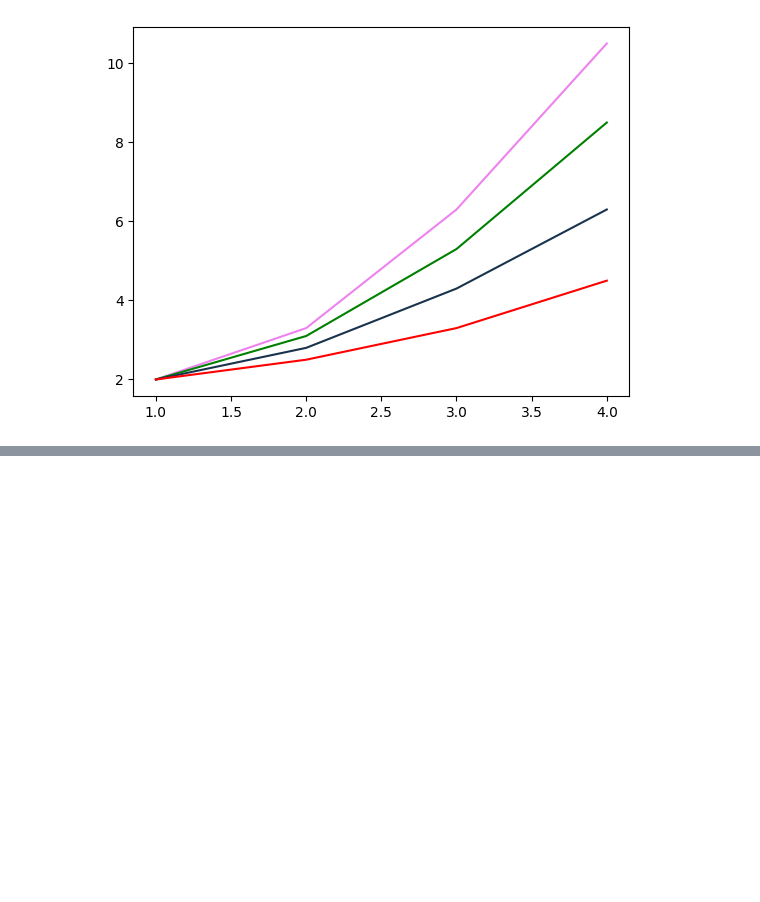
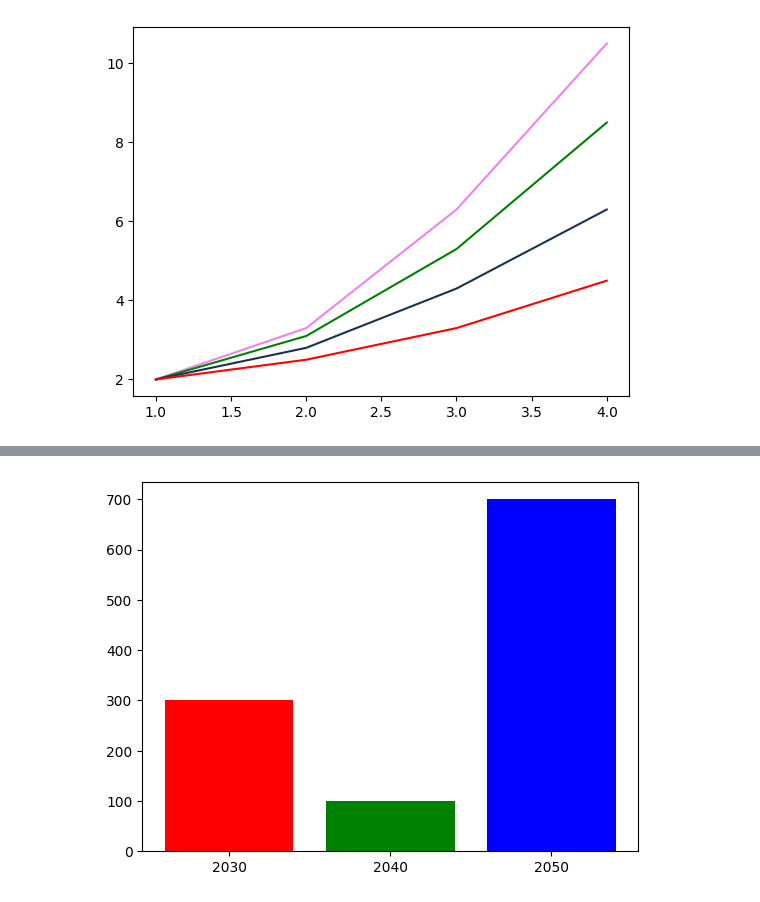
Before and after one commit to Choiwanwoo-03/MachineLearning_CodePractice, a Jupyter notebook: Matplotlib_library_practice.ipynb, the cells around one changed output, grey strips where cells are left out. Saved outputs shown, nothing was run; the diff lists cells and outputs as text; code cells hidden in the pictures; blank space fills up the shorter version.

```diff
--- a/Matplotlib_library_practice.ipynb
+++ b/Matplotlib_library_practice.ipynb
@@ -132,0 +151,11 @@ plt.show()
+# %%
+x = [1, 2, 3]
+years = ['2030', '2040', '2050']
+values = [300, 100, 700]
+
+plt.bar(x, values, color = ['r', 'g', 'b'])
+
+plt.xticks(x, years)
+plt.show()
+# %% [output]
+[figure, added]
```
Also changed, not shown: parts of 3 cells of this notebook.
